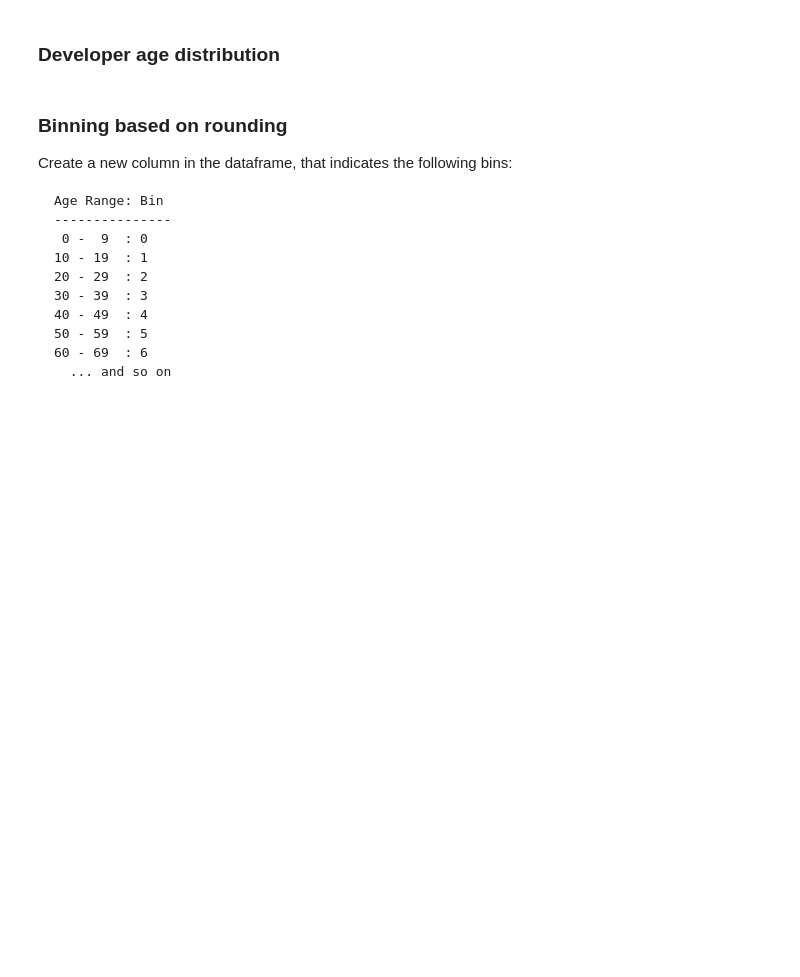
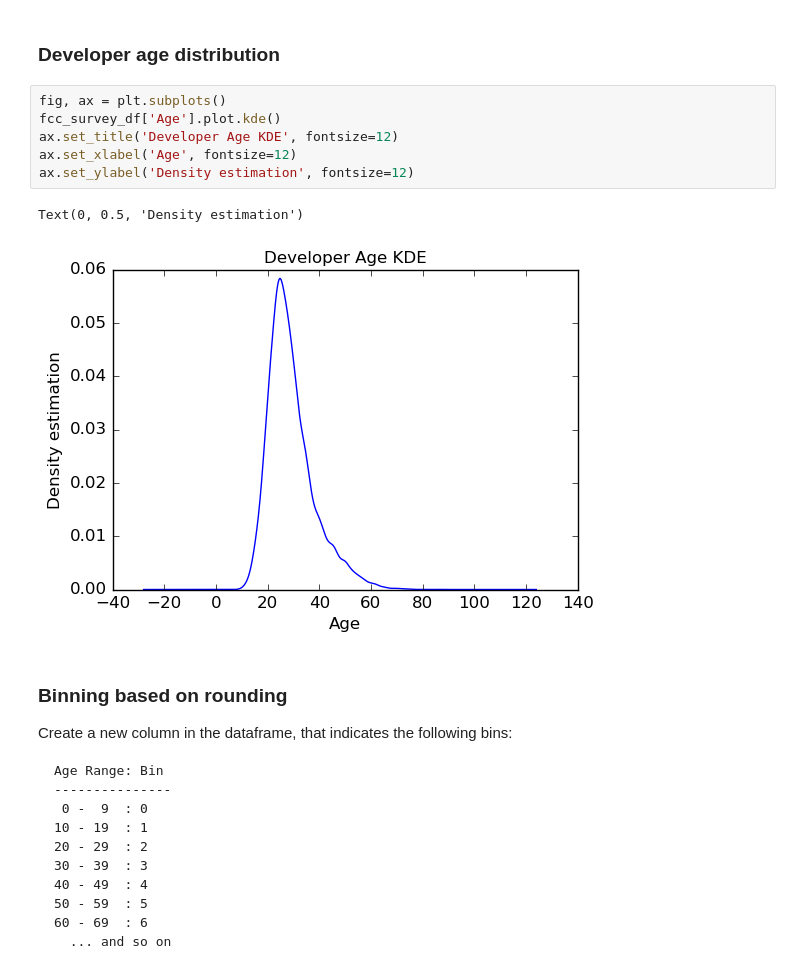
Before and after one commit to albertoromv/thebridge_ft_abr21, a Jupyter notebook: 3-Machine Learning/1-Feature Engineering/1.1 Numéricas/Práctica/2_Ejercicios_Feature_Engineering_NumericData - clase.ipynb, the cells around one changed output. Saved outputs shown, nothing was run; the diff lists cells and outputs as text; blank space fills up the shorter version.

```diff
--- a/3-Machine Learning/1-Feature Engineering/1.1 Numéricas/Práctica/2_Ejercicios_Feature_Engineering_NumericData - clase.ipynb
+++ b/3-Machine Learning/1-Feature Engineering/1.1 Numéricas/Práctica/2_Ejercicios_Feature_Engineering_NumericData - clase.ipynb
@@ -226,5 +263,14 @@ Create an histogram with the Age of the developers
 # %% [markdown]
 ### Developer age distribution
+# %%
+fig, ax = plt.subplots()
+fcc_survey_df['Age'].plot.kde()
+ax.set_title('Developer Age KDE', fontsize=12)
+ax.set_xlabel('Age', fontsize=12)
+ax.set_ylabel('Density estimation', fontsize=12)
+# %% [output]
+Text(0, 0.5, 'Density estimation')
+[figure, added]
 # %% [markdown]
 ### Binning based on rounding
 
```
Also changed, not shown: parts of 18 cells of this notebook, 2 other files.
